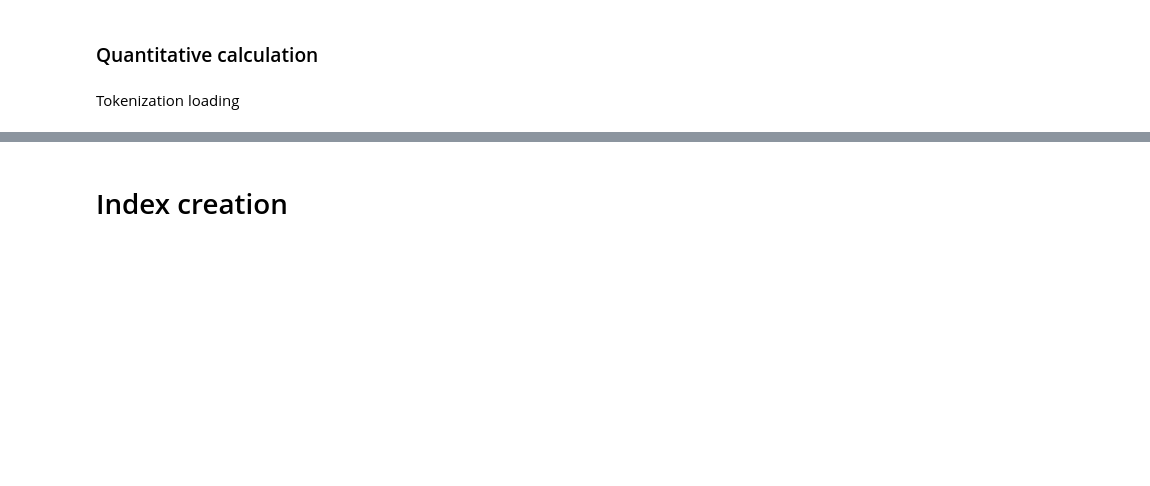
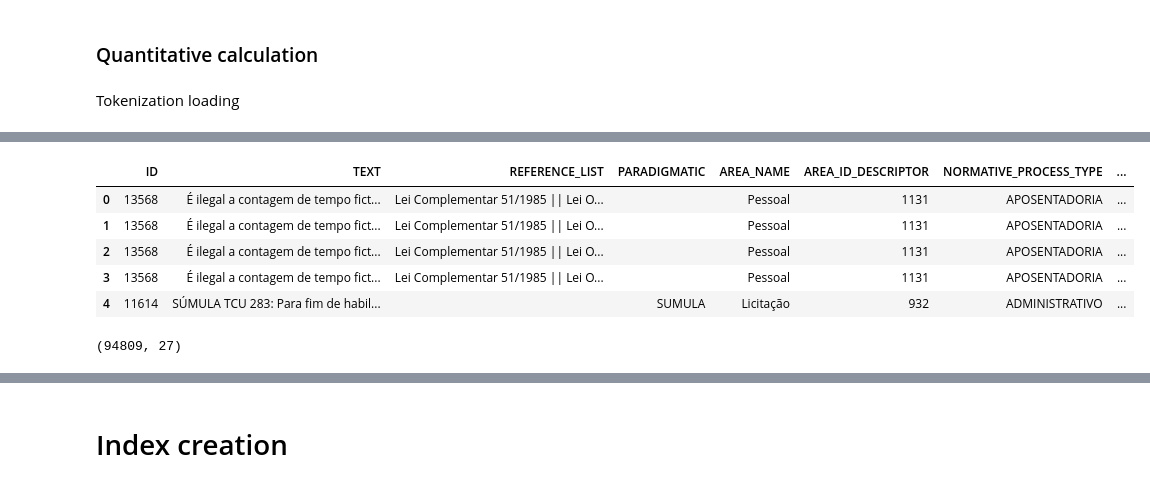
Before and after one commit to marcusborela/ind-ir, a Jupyter notebook: code/generate_index_juris_tcu_extra.ipynb, the cells around one changed output, grey strips where cells are left out. Saved outputs shown, nothing was run; the diff lists cells and outputs as text; code cells hidden in the pictures; blank space fills up the shorter version.

```diff
--- a/code/generate_index_juris_tcu_extra.ipynb
+++ b/code/generate_index_juris_tcu_extra.ipynb
@@ -140,0 +188,13 @@ print(data_index_json[0])
+# %%
+df.head()
+# %% [output]
+|  | ID | TEXT | REFERENCE_LIST | PARADIGMATIC | AREA_NAME | AREA_ID_DESCRIPTOR | NORMATIVE_PROCESS_TYPE | ... |
+| 0 | 13568 | É ilegal a contagem de tempo fict... | Lei Complementar 51/1985 || Lei O... |  | Pessoal | 1131 | APOSENTADORIA | ... |
+| 1 | 13568 | É ilegal a contagem de tempo fict... | Lei Complementar 51/1985 || Lei O... |  | Pessoal | 1131 | APOSENTADORIA | ... |
+| 2 | 13568 | É ilegal a contagem de tempo fict... | Lei Complementar 51/1985 || Lei O... |  | Pessoal | 1131 | APOSENTADORIA | ... |
+| 3 | 13568 | É ilegal a contagem de tempo fict... | Lei Complementar 51/1985 || Lei O... |  | Pessoal | 1131 | APOSENTADORIA | ... |
+| 4 | 11614 | SÚMULA TCU 283: Para fim de habil... |  | SUMULA | Licitação | 932 | ADMINISTRATIVO | ... |
+# %%
+df.shape
+# %% [output]
+(94809, 27)
```
Also changed, not shown: parts of 37 cells of this notebook, 3 other files.
